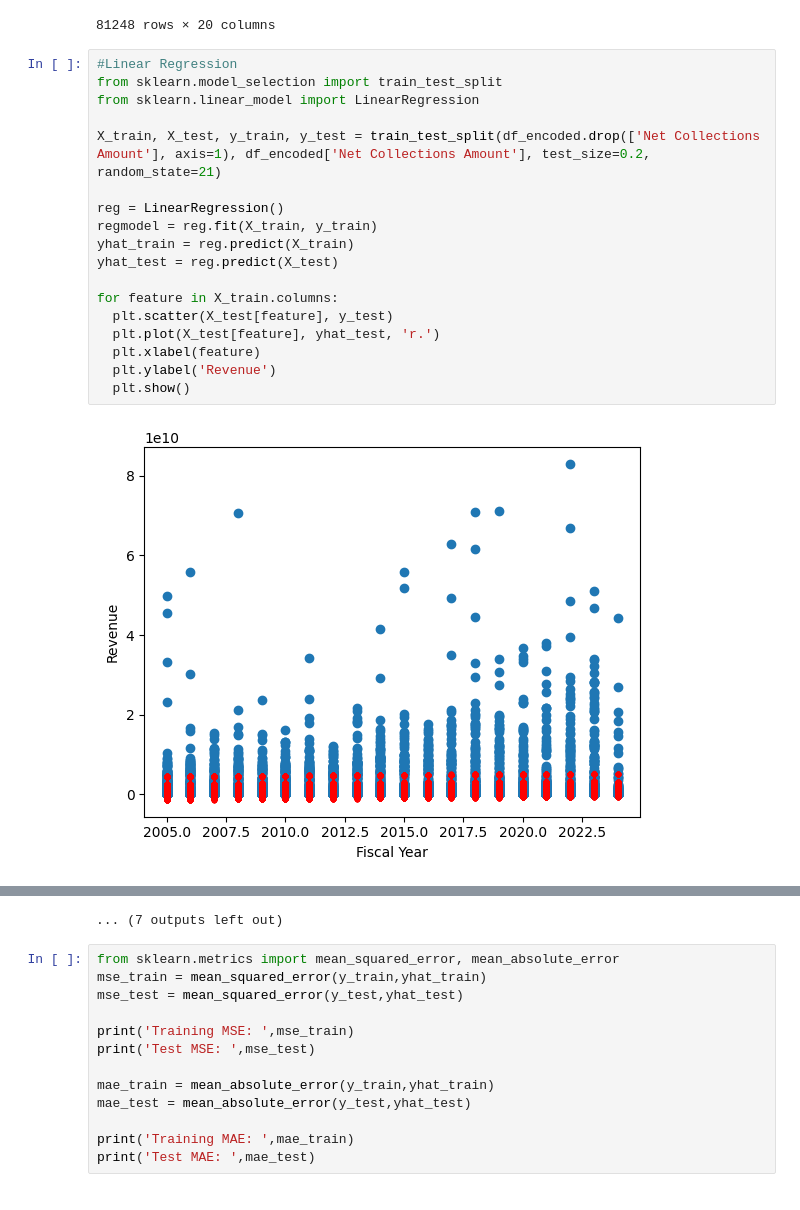
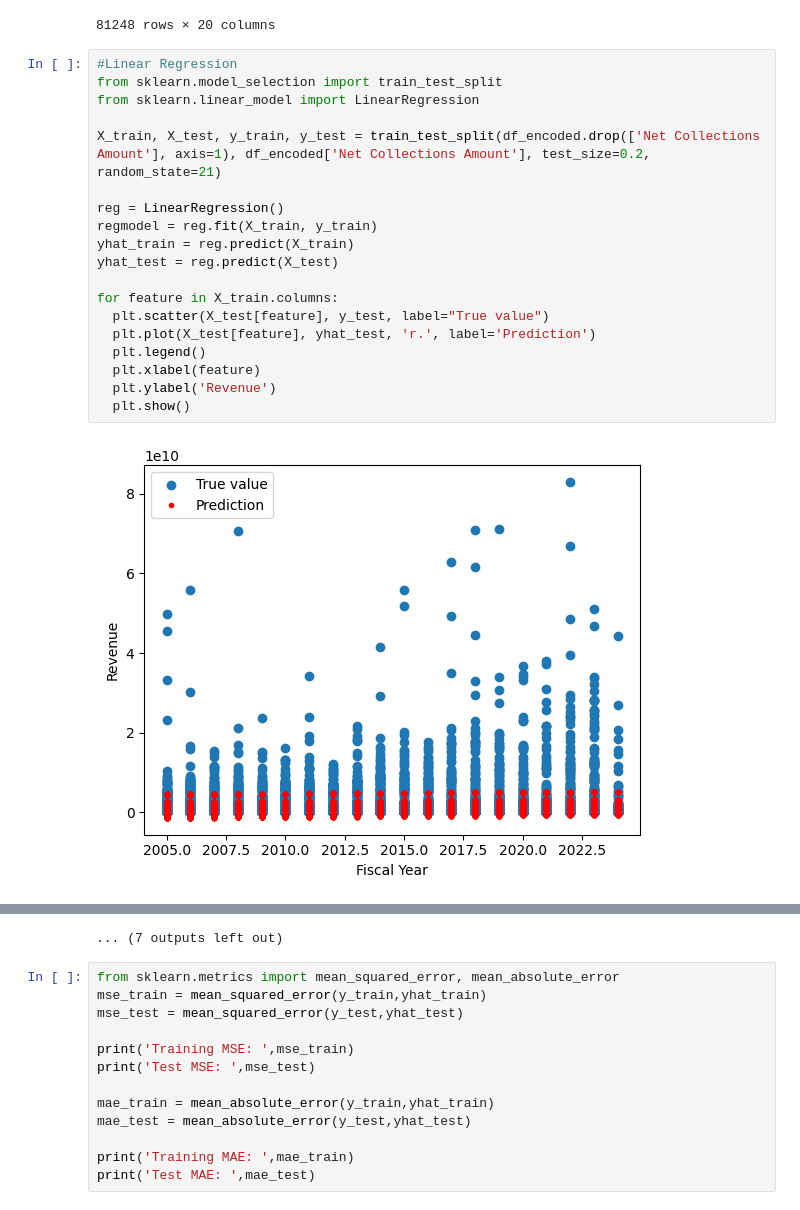
Before and after one commit to rayfin-ucsd/CSE151AGroupProject, a Jupyter notebook: milestone_3.ipynb, the cells around one changed output, grey strips where cells are left out. Saved outputs shown, nothing was run; the diff lists cells and outputs as text.

Commit message:
added legend to plots

```diff
--- a/milestone_3.ipynb
+++ b/milestone_3.ipynb
@@ -477,20 +477,21 @@ df_encoded
 # %%
 #Linear Regression
 from sklearn.model_selection import train_test_split
 from sklearn.linear_model import LinearRegression
 
 X_train, X_test, y_train, y_test = train_test_split(df_encoded.drop(['Net Collections Amount'], axis=1), df_encoded['Net Collections Amount'], test_size=0.2, random_state=21)
 
 reg = LinearRegression()
 regmodel = reg.fit(X_train, y_train)
 yhat_train = reg.predict(X_train)
 yhat_test = reg.predict(X_test)
 
 for feature in X_train.columns:
-  plt.scatter(X_test[feature], y_test)
-  plt.plot(X_test[feature], yhat_test, 'r.')
+  plt.scatter(X_test[feature], y_test, label="True value")
+  plt.plot(X_test[feature], yhat_test, 'r.', label='Prediction')
+  plt.legend()
   plt.xlabel(feature)
   plt.ylabel('Revenue')
   plt.show()
 # %% [output]
-[figure, old version]
+[figure, new version]
```
Also changed, not shown: parts of 1 cell of this notebook.
